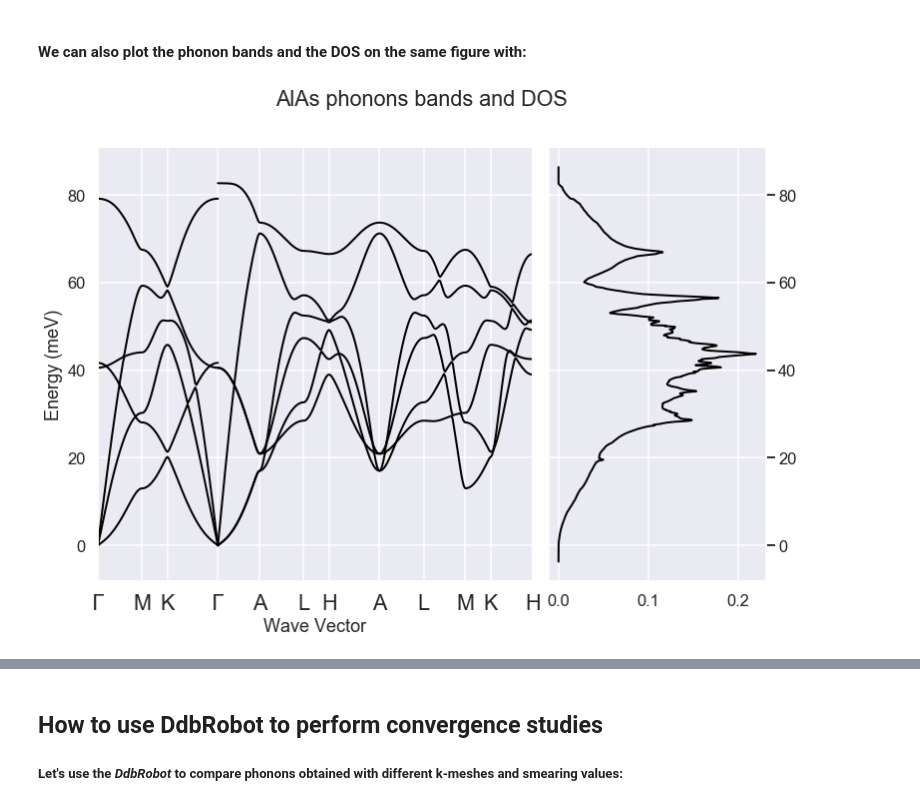
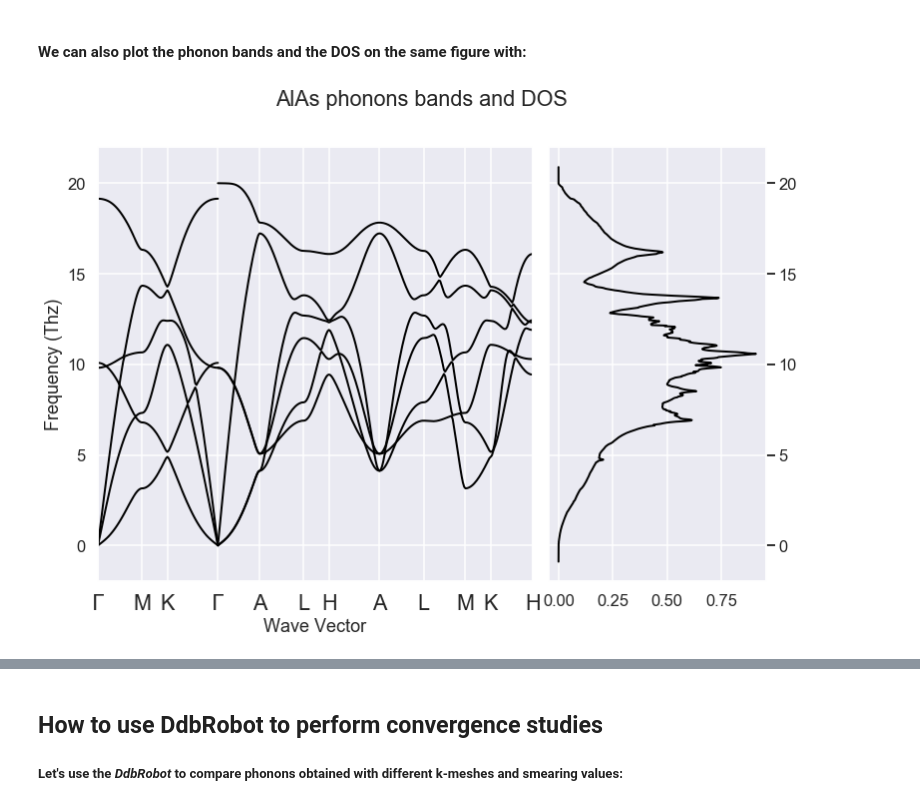
Before and after one commit to gmatteo/abipy_slides_aps_boston_2019, a Jupyter notebook: index.ipynb, the cells around one changed output, grey strips where cells are left out. Cells and saved outputs as stored; diff of their text form; code cells hidden in the pictures.

```diff
--- a/index.ipynb
+++ b/index.ipynb
@@ -673,6 +678,6 @@ phdos.plot(units="Thz");
 # %% [markdown]
 #### We can also plot the phonon bands and the DOS on the same figure with:
 # %%
-phbands.plot_with_phdos(phdos, units="meV", title="AlAs phonons bands and DOS");
+phbands.plot_with_phdos(phdos, units="Thz", title="AlAs phonons bands and DOS");
 # %% [output]
-[figure, old version]
+[figure, new version]
```
Also changed, not shown: parts of 28 cells of this notebook, 4 other files.
